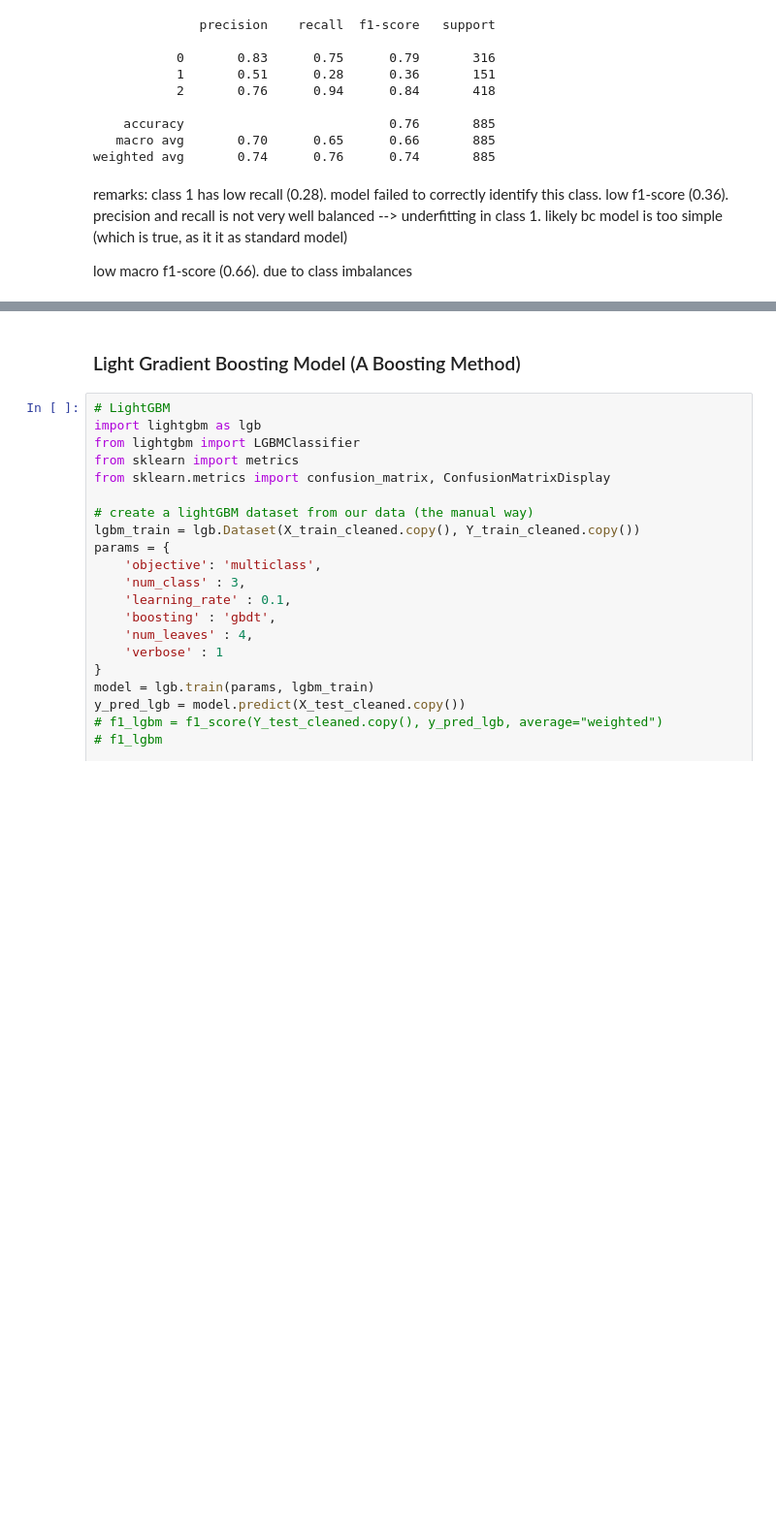
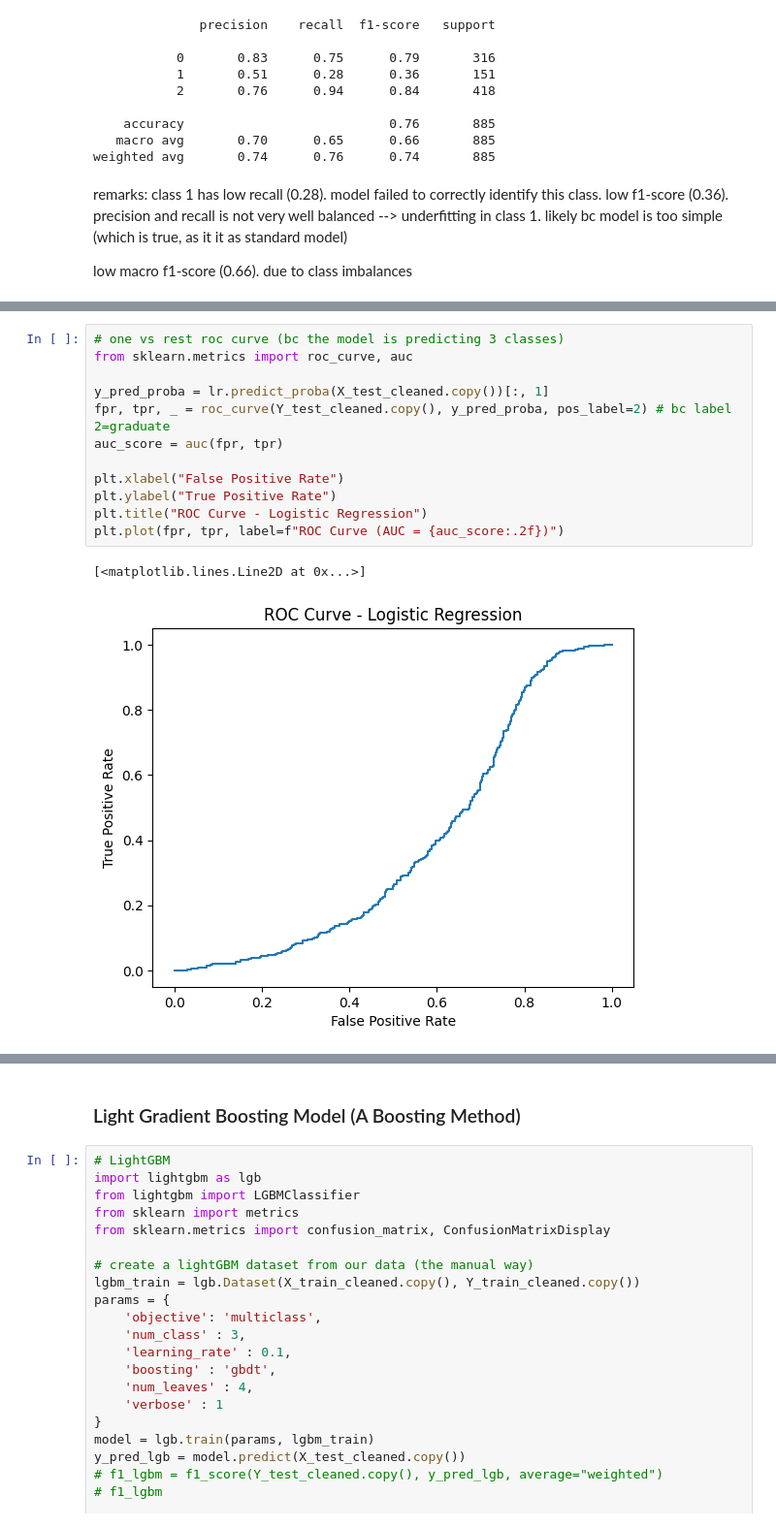
Before and after one commit to SamuelMalaga/M2IS---AI-ML-project, a Jupyter notebook: ML_Section.ipynb, the cells around one changed output, grey strips where cells are left out. Shown at 97% size. Saved outputs shown, nothing was run; the diff lists cells and outputs as text; blank space fills up the shorter version.

Commit message:
logistic regression part done

```diff
--- a/ML_Section.ipynb
+++ b/ML_Section.ipynb
@@ -938,0 +949,15 @@ low macro f1-score (0.66). due to class imbalances
+# %%
+# one vs rest roc curve (bc the model is predicting 3 classes)
+from sklearn.metrics import roc_curve, auc
+
+y_pred_proba = lr.predict_proba(X_test_cleaned.copy())[:, 1]
+fpr, tpr, _ = roc_curve(Y_test_cleaned.copy(), y_pred_proba, pos_label=2) # bc label 2=graduate
+auc_score = auc(fpr, tpr)
+
+plt.xlabel("False Positive Rate")
+plt.ylabel("True Positive Rate")
+plt.title("ROC Curve - Logistic Regression")
+plt.plot(fpr, tpr, label=f"ROC Curve (AUC = {auc_score:.2f})")
+# %% [output]
+[<matplotlib.lines.Line2D at 0x...>]
+[figure, added]
```
Also changed, not shown: parts of 12 cells of this notebook.
